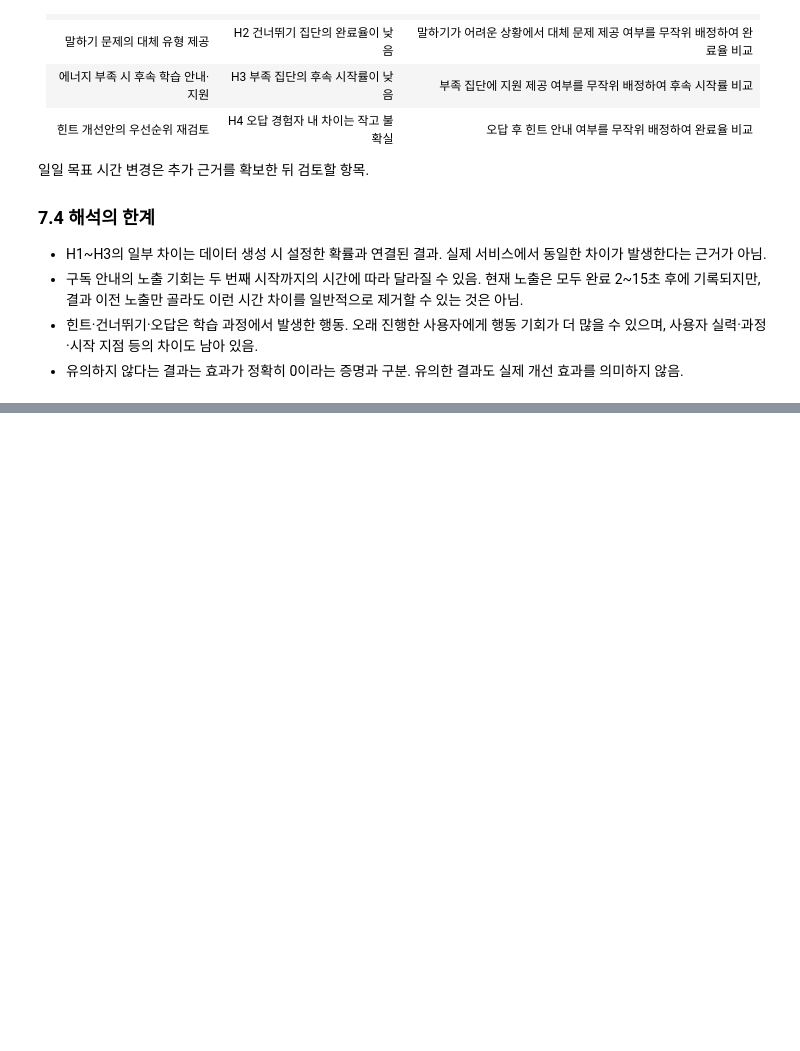
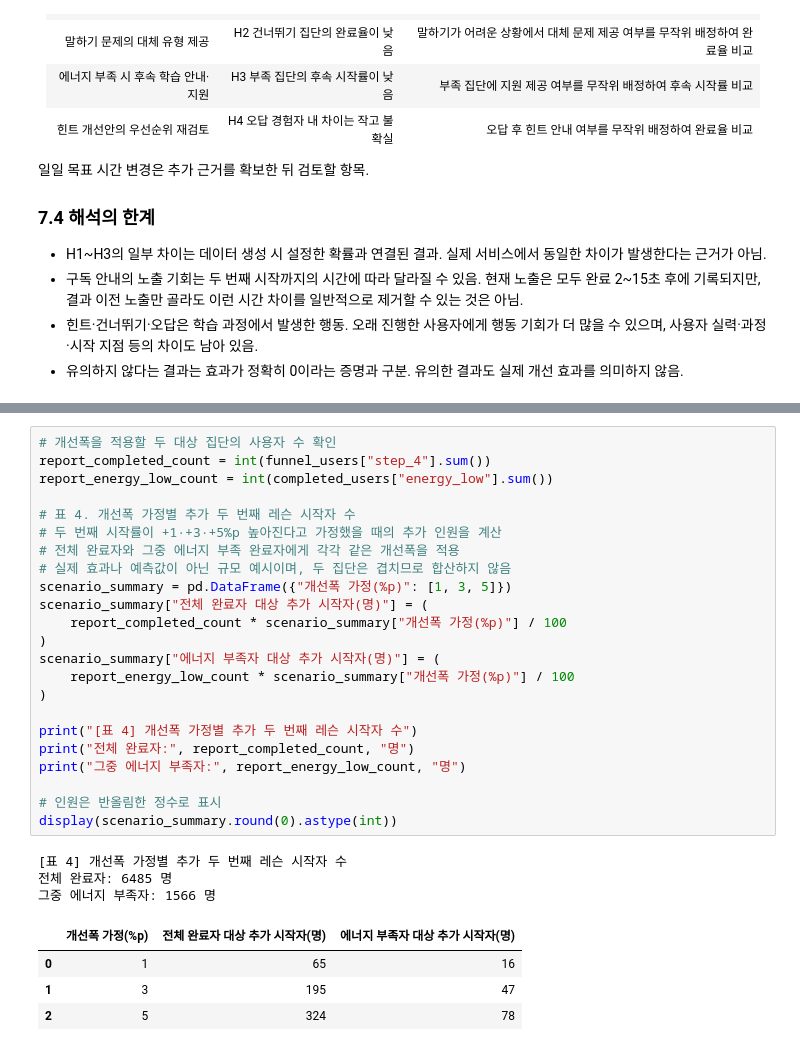
Before and after one commit to leegolem/duolingo-funnel-analysis, a Jupyter notebook: notebooks/05_hypothesis_testing.ipynb, the cells around one changed output, grey strips where cells are left out. Saved outputs shown, nothing was run; the diff lists cells and outputs as text; blank space fills up the shorter version.

```diff
--- a/notebooks/05_hypothesis_testing.ipynb
+++ b/notebooks/05_hypothesis_testing.ipynb
@@ -493,0 +716,31 @@ plt.show()
+# %%
+# 개선폭을 적용할 두 대상 집단의 사용자 수 확인
+report_completed_count = int(funnel_users["step_4"].sum())
+report_energy_low_count = int(completed_users["energy_low"].sum())
+
+# 표 4. 개선폭 가정별 추가 두 번째 레슨 시작자 수
+# 두 번째 시작률이 +1·+3·+5%p 높아진다고 가정했을 때의 추가 인원을 계산
+# 전체 완료자와 그중 에너지 부족 완료자에게 각각 같은 개선폭을 적용
+# 실제 효과나 예측값이 아닌 규모 예시이며, 두 집단은 겹치므로 합산하지 않음
+scenario_summary = pd.DataFrame({"개선폭 가정(%p)": [1, 3, 5]})
+scenario_summary["전체 완료자 대상 추가 시작자(명)"] = (
+    report_completed_count * scenario_summary["개선폭 가정(%p)"] / 100
+)
+scenario_summary["에너지 부족자 대상 추가 시작자(명)"] = (
+    report_energy_low_count * scenario_summary["개선폭 가정(%p)"] / 100
+)
+
+print("[표 4] 개선폭 가정별 추가 두 번째 레슨 시작자 수")
+print("전체 완료자:", report_completed_count, "명")
+print("그중 에너지 부족자:", report_energy_low_count, "명")
+
+# 인원은 반올림한 정수로 표시
+display(scenario_summary.round(0).astype(int))
+# %% [output]
+[표 4] 개선폭 가정별 추가 두 번째 레슨 시작자 수
+전체 완료자: 6485 명
+그중 에너지 부족자: 1566 명
+|  | 개선폭 가정(%p) | 전체 완료자 대상 추가 시작자(명) | 에너지 부족자 대상 추가 시작자(명) |
+| 0 | 1 | 65 | 16 |
+| 1 | 3 | 195 | 47 |
+| 2 | 5 | 324 | 78 |
```
Also changed, not shown: parts of 22 cells of this notebook, 3 other files.
